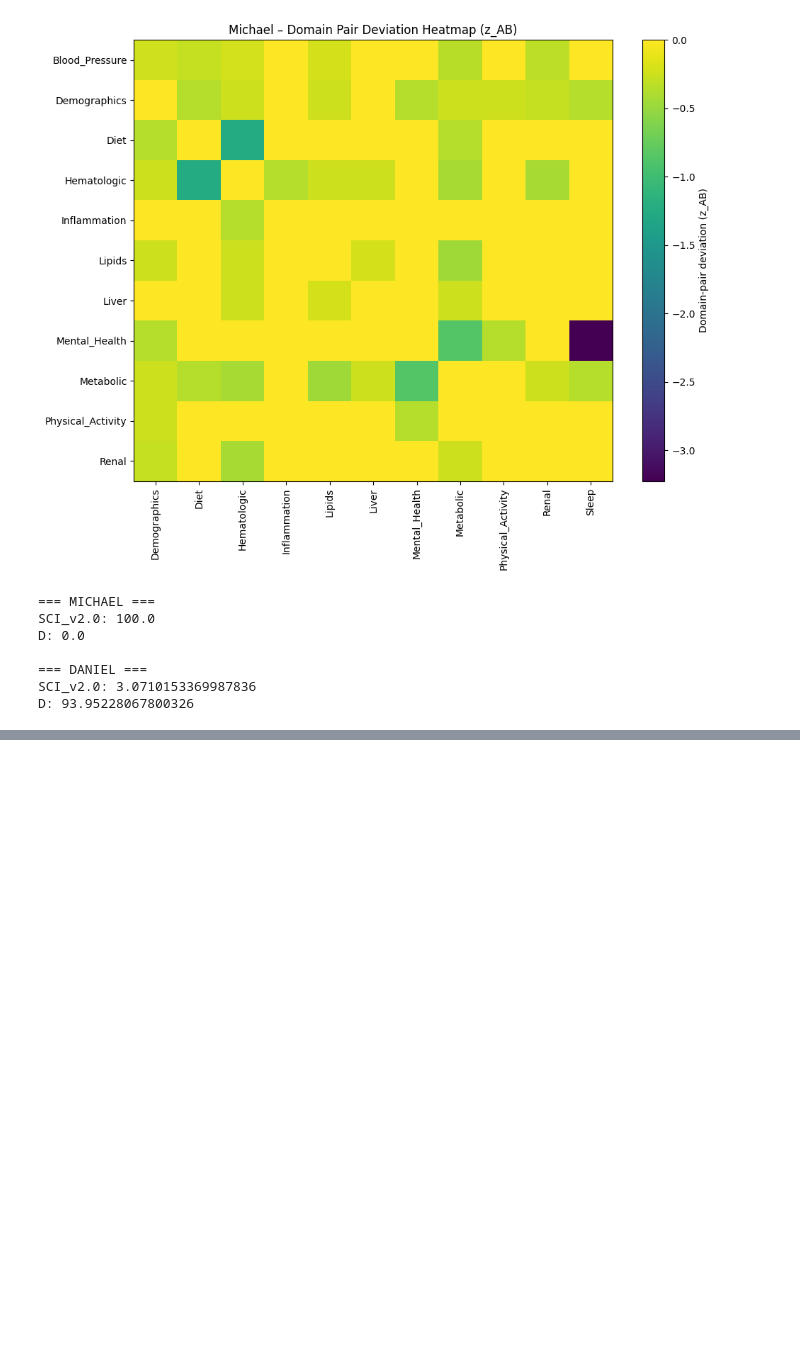
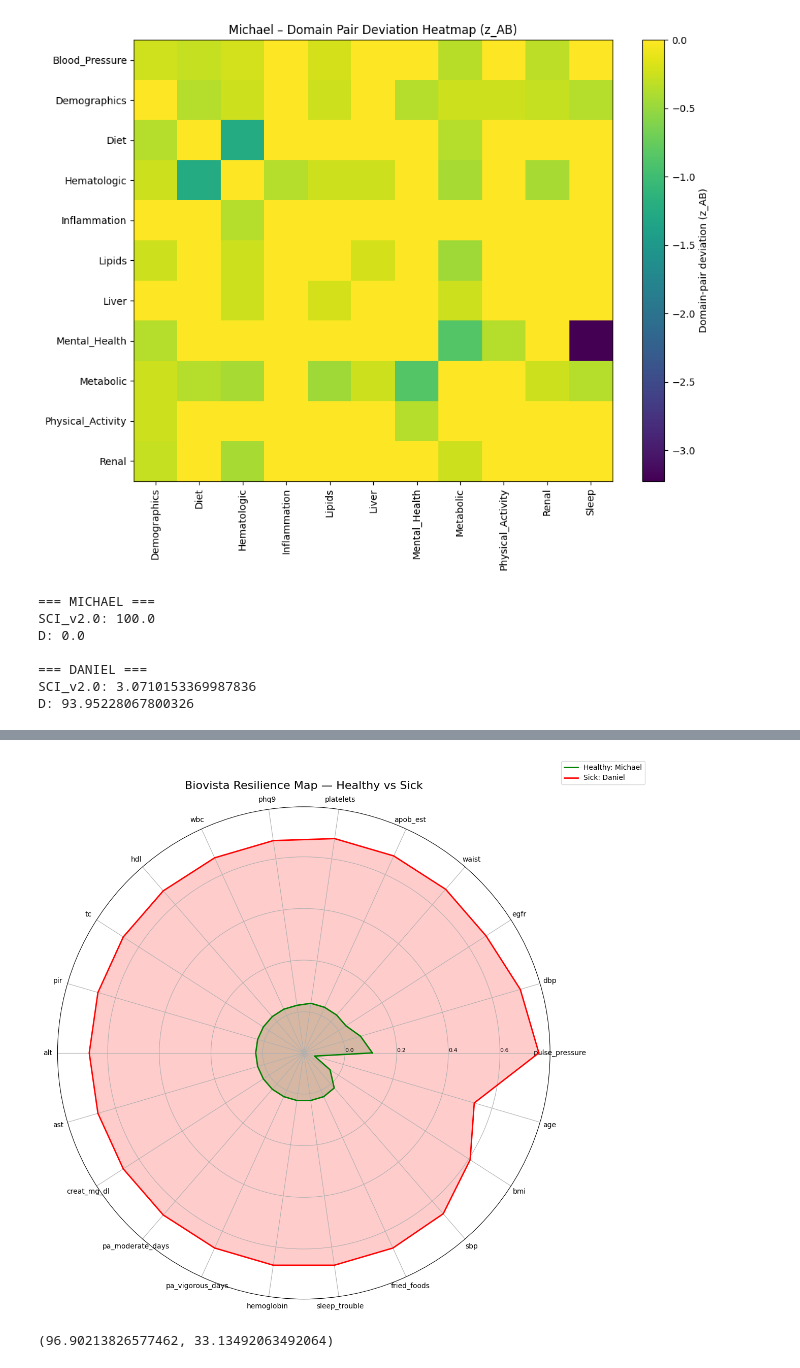
Before and after one commit to JACKMCDONNELL/python-learning, a Jupyter notebook: network/NHANES/NHANES_network.ipynb, the cells around one changed output, grey strips where cells are left out. Saved outputs shown, nothing was run; the diff lists cells and outputs as text; code cells hidden in the pictures; blank space fills up the shorter version.

```diff
--- a/network/NHANES/NHANES_network.ipynb
+++ b/network/NHANES/NHANES_network.ipynb
@@ -1343,0 +1568,22 @@ D: 93.95228067800326
+# %%
+def patient_integrity_from_edges(df_edges, variables, threshold=0.1):
+    """
+    Build adjacency matrix from a patient edge list and compute network integrity.
+    """
+    n = len(variables)
+    # map variables to indices
+    idx = {var: i for i, var in enumerate(variables)}
+
+    # create adjacency/partial-like matrix
+    mat = np.zeros((n, n))
+    for _, row in df_edges.iterrows():
+        i = idx[row[0]]
+        j = idx[row[1]]
+        w = row[2]
+        mat[i, j] = w
+        mat[j, i] = w
+
+    # convert to graph
+    G = nx.from_numpy_array((np.abs(mat) > threshold).astype(int))
+
+    return nx.average_clustering(G)
@@ -1343,0 +1597,3 @@ D: 93.95228067800326
+# %%
+resilience_drops_michael = resilience_stress_test(df_std, baseline_integrity_michael)
+resilience_drops_daniel  = resilience_stress_test(df_std, baseline_integrity_daniel)
@@ -1343,0 +1637,12 @@ D: 93.95228067800326
+# %%
+fig = radar_compare(
+    resilience_drops_michael,
+    resilience_drops_daniel,
+    healthy_label="Healthy: Michael",
+    sick_label="Sick: Daniel",
+    title="Biovista Resilience Map — Healthy vs Sick"
+)
+
+fig.savefig("michael_vs_daniel_resilience.png", dpi=300, bbox_inches="tight")
+# %% [output]
+[figure, added]
@@ -1343,0 +1671,7 @@ D: 93.95228067800326
+# %%
+resilience_score_michael = compute_resilience_signature(resilience_drops_michael)
+resilience_score_daniel  = compute_resilience_signature(resilience_drops_daniel)
+
+resilience_score_michael, resilience_score_daniel
+# %% [output]
+(96.90213826577462, 33.13492063492064)
```
Also changed, not shown: parts of 25 cells of this notebook.
